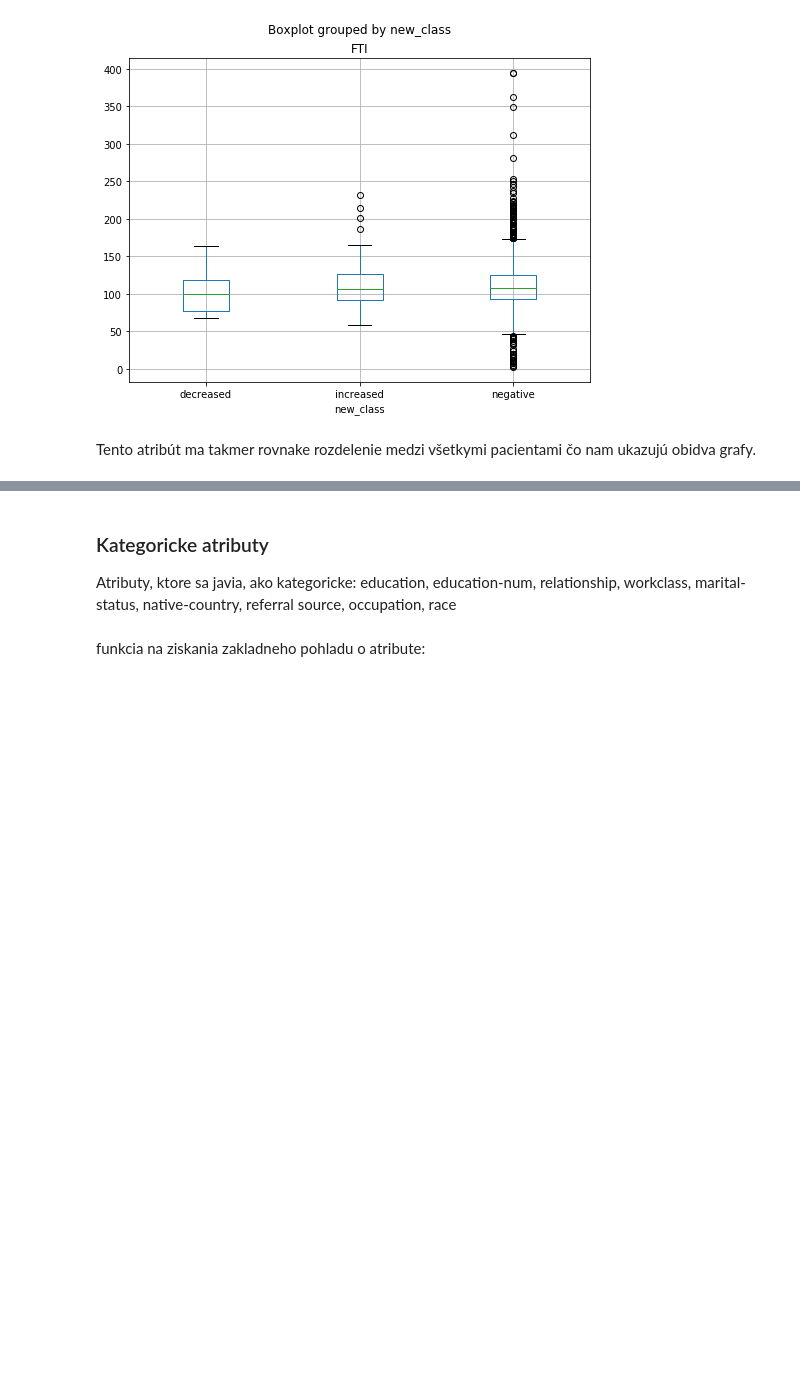
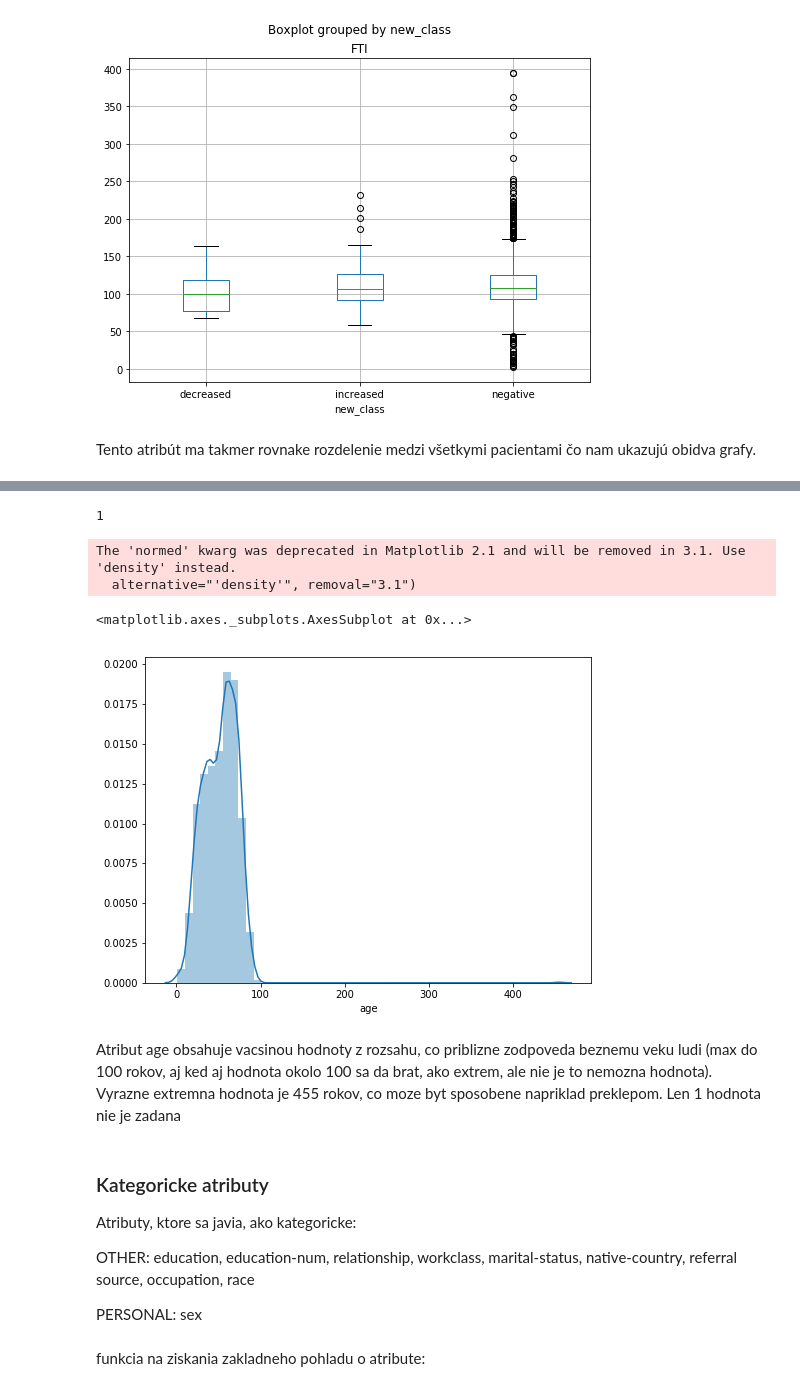
Before and after one commit to Pomichal/pr1_IAU, a Jupyter notebook: Projekt1.ipynb, the cells around one changed output, grey strips where cells are left out. Saved outputs shown, nothing was run; the diff lists cells and outputs as text; code cells hidden in the pictures; blank space fills up the shorter version.

```diff
--- a/Projekt1.ipynb
+++ b/Projekt1.ipynb
@@ -541,6 +566,23 @@ Tento atribút ma takmer rovnake rozdelenie medzi všetkymi pacientami čo nam u
+# %%
+personal_train.age.isna().sum()
+# %% [output]
+1
+# %%
+sns.distplot(personal_train.age.dropna())
+# %% [output]
+The 'normed' kwarg was deprecated in Matplotlib 2.1 and will be removed in 3.1. Use 'density' instead.
+  alternative="'density'", removal="3.1")
+<matplotlib.axes._subplots.AxesSubplot at 0x...>
+[figure, added]
+# %% [markdown]
+Atribut age obsahuje vacsinou hodnoty z rozsahu, co priblizne zodpoveda beznemu veku ludi (max do 100 rokov, aj ked aj hodnota okolo 100 sa da brat, ako extrem, ale nie je to nemozna hodnota). Vyrazne extremna hodnota je 455 rokov, co moze byt sposobene napriklad preklepom. Len 1 hodnota nie je zadana
 # %% [markdown]
 ### Kategoricke atributy
-Atributy, ktore sa javia, ako kategoricke: education, education-num, relationship, workclass, marital-status, native-country, referral source, occupation, race
+Atributy, ktore sa javia, ako kategoricke:
+
+OTHER: education, education-num, relationship, workclass, marital-status, native-country, referral source, occupation, race
+
+PERSONAL: sex
 # %% [markdown]
 funkcia na ziskania zakladneho pohladu o atribute:
 # %%
```
Also changed, not shown: parts of 23 cells of this notebook.
